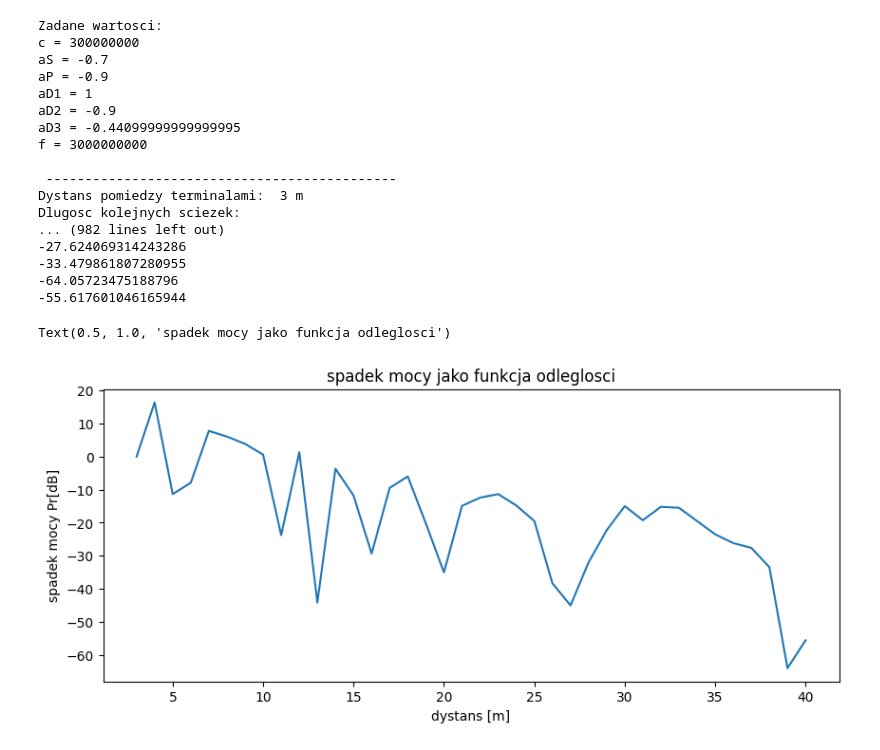
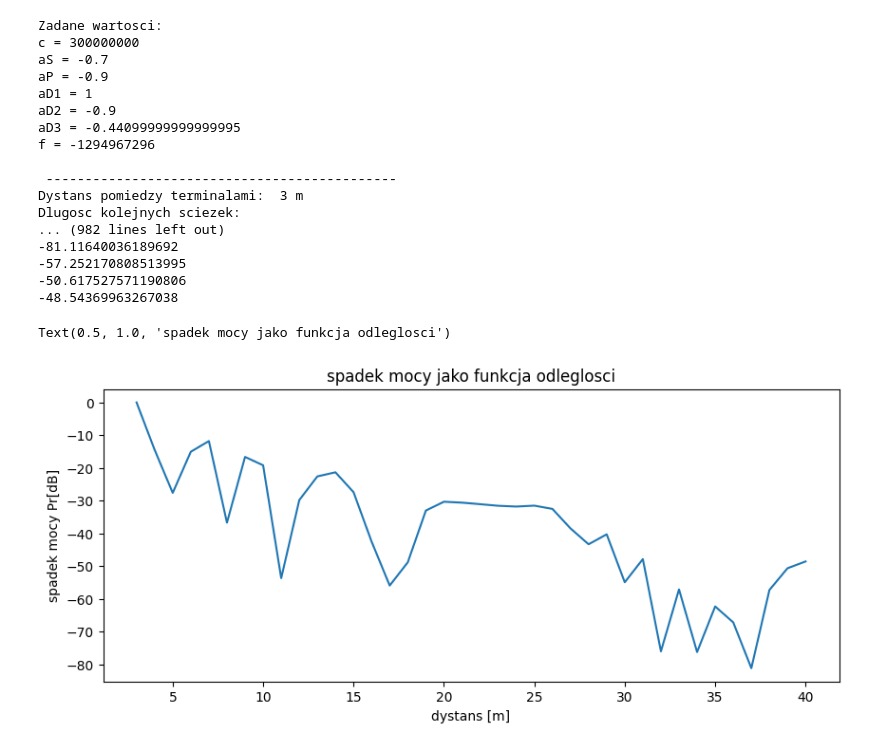
Before and after one commit to KredensKuchenny/Bezprzewodowe_Sieci_Dostepowe-Laboratorium, a Jupyter notebook: zadanie9.ipynb, the cells around one changed output. Cells and saved outputs as stored; diff of their text form; code cells hidden in the pictures.

```diff
--- a/zadanie9.ipynb
+++ b/zadanie9.ipynb
@@ -1,20 +1,17 @@
 # %%
 from cmath import exp
-from math import sqrt
-from math import log10
-from math import pi
 import numpy as np
 import matplotlib
 import matplotlib.pyplot as plt
 
 
-c = 3 * 10 ** 8 #predkosc swiatla
+c = 3 * np.power(10,8) #predkosc swiatla
 aS = -0.7 #wspolczynnik odbicia od sufitu
 aP = -0.9 #wspolczynnik odbicia od podlogi
 aD1 = 1 #wspolczynnik odbicia dla sciezki 1
 aD2 = aP #wspolczynnik odbicia dla sciezki 2
 aD3 = aS * aP * aS #wspolczynnik odbicia dla sciezki 3
-f = 3 * 10 ** 9 #podana czestotliwosc komunikacji
+f = 30 * np.power(10,8) #podana czestotliwosc komunikacji
 distanceArray = [x + 1 for x in range(2, 40)] #tablica z odleglosciami terminali
 
 PrArray = []
@@ -36,8 +33,8 @@ for distance in distanceArray:
     #dlugosc kolejnych sciezek
     print("Dlugosc kolejnych sciezek:")
     d1 = distance
-    d2 = round(sqrt(4 ** 2 + distance ** 2), 6)
-    d3 = round((sqrt((8+10+10+8) ** 2 + distance ** 2)), 6)
+    d2 = round(np.sqrt(np.power(4,2)+np.power(distance,2)),6)
+    d3 = round(np.sqrt(np.power((10+8+10+8),2)+np.power(distance,2)),6)
     print("d1 =", d1, "m")
     print("d2 =", d2, "m")
     print("d3 =", d3, "m")
@@ -63,9 +60,9 @@ for distance in distanceArray:
 
     #moc P[i] = (aDi / di)^2
     print("Moc P[i]:")
-    P1P0 = round(((aD1 / d1) ** 2), 6)
-    P2P0 = round(((aD2 / d2) ** 2), 6)
-    P3P0 = round(((aD3 / d3) ** 2), 6)
+    P1P0 = round(np.power(aD1 / d1,2),6)
+    P2P0 = round(np.power(aD2 / d2,2),6)
+    P3P0 = round(np.power(aD3 / d3,2),6)
     print("P1 = P0 *", P1P0)
     print("P2 = P0 *", P2P0)
     print("P3 = P0 *", P3P0)
@@ -73,54 +70,56 @@ for distance in distanceArray:
     #moc wzgledna ~P[i] = 10 * log10(P[i] / Pmax)
     Pmax = P1P0
     print("Moc wzgledna ~P[i]:")
-    PR1 = round((10 * log10(P1P0 / Pmax)), 6)
-    PR2 = round((10 * log10(P2P0 / Pmax)), 6)
-    PR3 = round((10 * log10(P3P0 / Pmax)), 6)
+    PR1 = round(10 * np.log10(P1P0 / Pmax), 6)
+    PR2 = round(10 * np.log10(P2P0 / Pmax), 6)
+    PR3 = round(10 * np.log10(P3P0 / Pmax), 6)
     print("~P1 =", PR1, "dB")
     print("~P2 =", PR2, "dB")
     print("~P3 =", PR3, "dB")
 
-    PrP0 = np.power((aD1 / d1) + (aD2 / d2) * exp(-1j * 2 * pi * tR2 * f) + (aD3 / d3) * exp(-1j * 2 * pi * tR3 * f), 2)
-    print("Complex Pr = P0 *", PrP0)
 
-    PrP0module = round(np.power(PrP0.real, 2) + np.power(PrP0.imag, 2), 12)
+
+    PrP0 = np.power((aD1/d1)+(aD2/d2)*exp(-1j*2*np.pi*tR2*f)+(aD3/d3)*exp(-1j*2*np.pi*tR3*f),2)
+    print("complex Pr = P0 *",PrP0)
+
+    PrP0module = round(np.power(PrP0.real,2) + np.power(PrP0.imag,2),12)
     print("Module Pr = P0 *", PrP0module)
 
     PrArray.append(PrP0module)
 
 
 #wyswietlanie mocy
 print("\n")
 Prmax = PrArray[0]
 for i in range(len(PrArray)):
-    PrArray[i] = 10 * log10(PrArray[i] / Prmax)
+    PrArray[i] = 10 * np.log10(PrArray[i] / Prmax)
     print(PrArray[i])
 
 #wykres
 x = distanceArray
 y = PrArray
 fig, ax = plt.subplots(figsize=(10,4))
 ax.plot(x, y)
 plt.xlabel("dystans [m]")
 plt.ylabel("spadek mocy Pr[dB]") # Pr[dB] = 10 * log10(Pr(dystans) / Pr_max)
 plt.title("spadek mocy jako funkcja odleglosci")
 # %% [output]
 Zadane wartosci:
 c = 300000000
 aS = -0.7
 aP = -0.9
 aD1 = 1
 aD2 = -0.9
 aD3 = -0.44099999999999995
-f = 3000000000
+f = -1294967296
 
  ---------------------------------------------
 Dystans pomiedzy terminalami:  3 m
 Dlugosc kolejnych sciezek:
 ... (982 lines left out)
--27.624069314243286
--33.479861807280955
--64.05723475188796
--55.617601046165944
+-81.11640036189692
+-57.252170808513995
+-50.617527571190806
+-48.54369963267038
 Text(0.5, 1.0, 'spadek mocy jako funkcja odleglosci')
-[figure, old version]
+[figure, new version]
```
